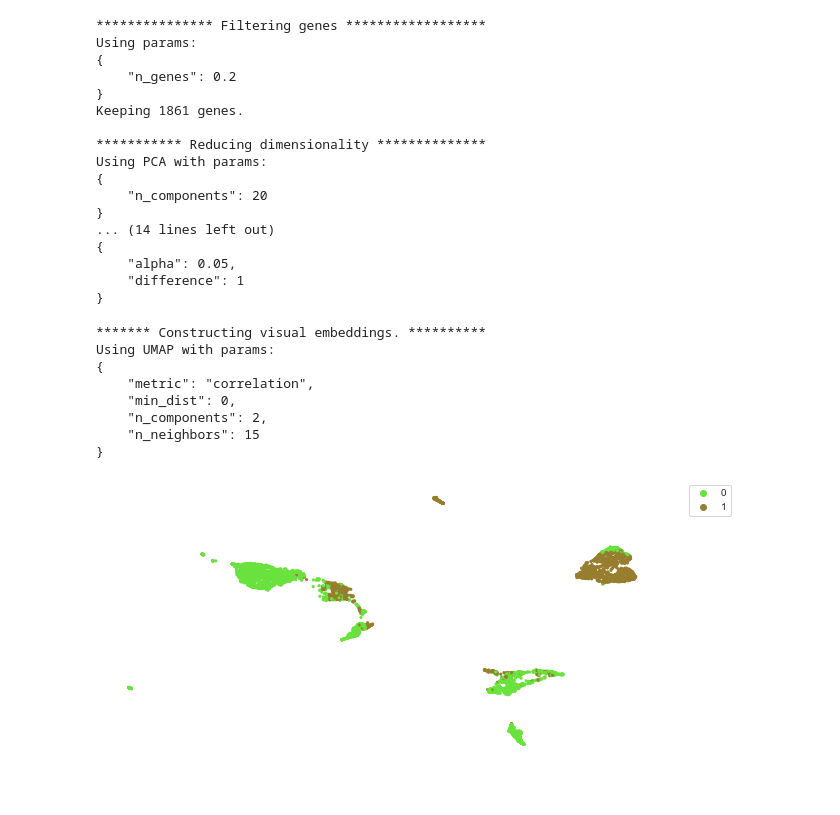
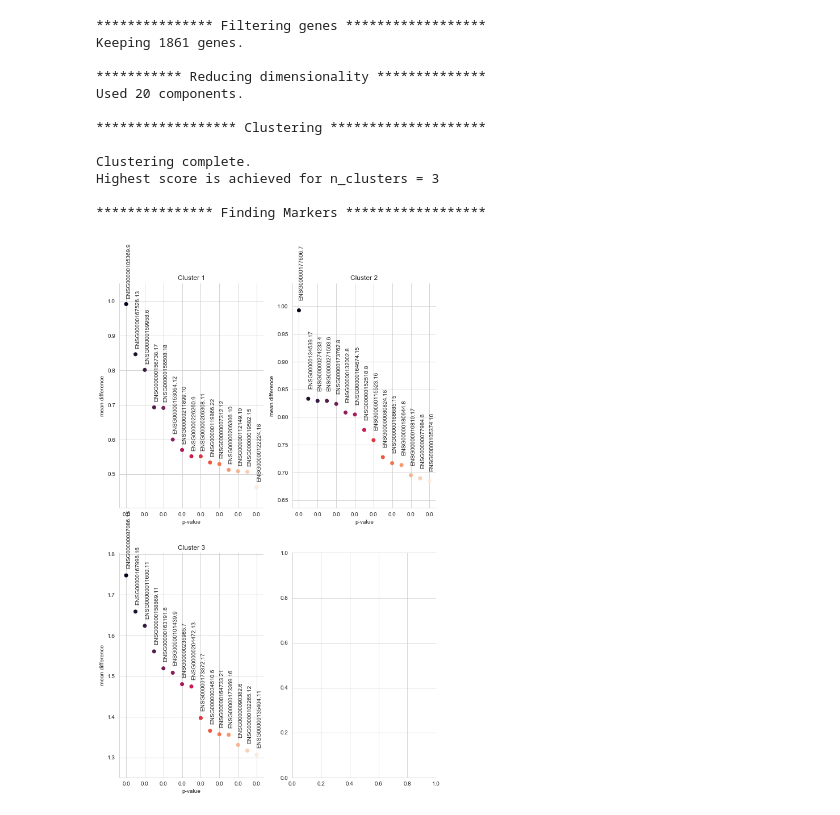
Before and after one commit to ferrocactus/cellar, a Jupyter notebook: notebooks/main.ipynb, the cells around one changed output. Saved outputs shown, nothing was run; the diff lists cells and outputs as text; code cells hidden in the pictures.

Commit message:
improved marker view

```diff
--- a/notebooks/main.ipynb
+++ b/notebooks/main.ipynb
@@ -6,39 +6,24 @@ import numpy as np
 import warnings
 warnings.filterwarnings('ignore')
 # %%
-#plt.ioff()
 dataset = 'spleen'
 X, Y, gene_ids = load_data(dataset)
-w = ACIP(X, config=dataset, verbose=True, col_ids=gene_ids)
+w = ACIP(X, config=dataset, verbose=False, col_ids=gene_ids)
+w.flow()
+# %% [output]
+*************** Filtering genes ******************
+Keeping 1861 genes.
+
+*********** Reducing dimensionality **************
+Used 20 components.
+
+****************** Clustering ********************
+
+Clustering complete.
+Highest score is achieved for n_clusters = 3
+
+*************** Finding Markers ******************
-# %%
-w.flow()
-# %% [output]
-*************** Filtering genes ******************
-Using params:
-{
-    "n_genes": 0.2
-}
-Keeping 1861 genes.
-
-*********** Reducing dimensionality **************
-Using PCA with params:
-{
-    "n_components": 20
-}
-... (14 lines left out)
-{
-    "alpha": 0.05,
-    "difference": 1
-}
 # %%
-w.plot("2d")
+w.plot("top_markers")
 # %% [output]
-******* Constructing visual embeddings. **********
-Using UMAP with params:
-{
-    "metric": "correlation",
-    "min_dist": 0,
-    "n_components": 2,
-    "n_neighbors": 15
-}
-[figure, old version]
+[figure, new version]
```
Also changed, not shown: 4 other files.
